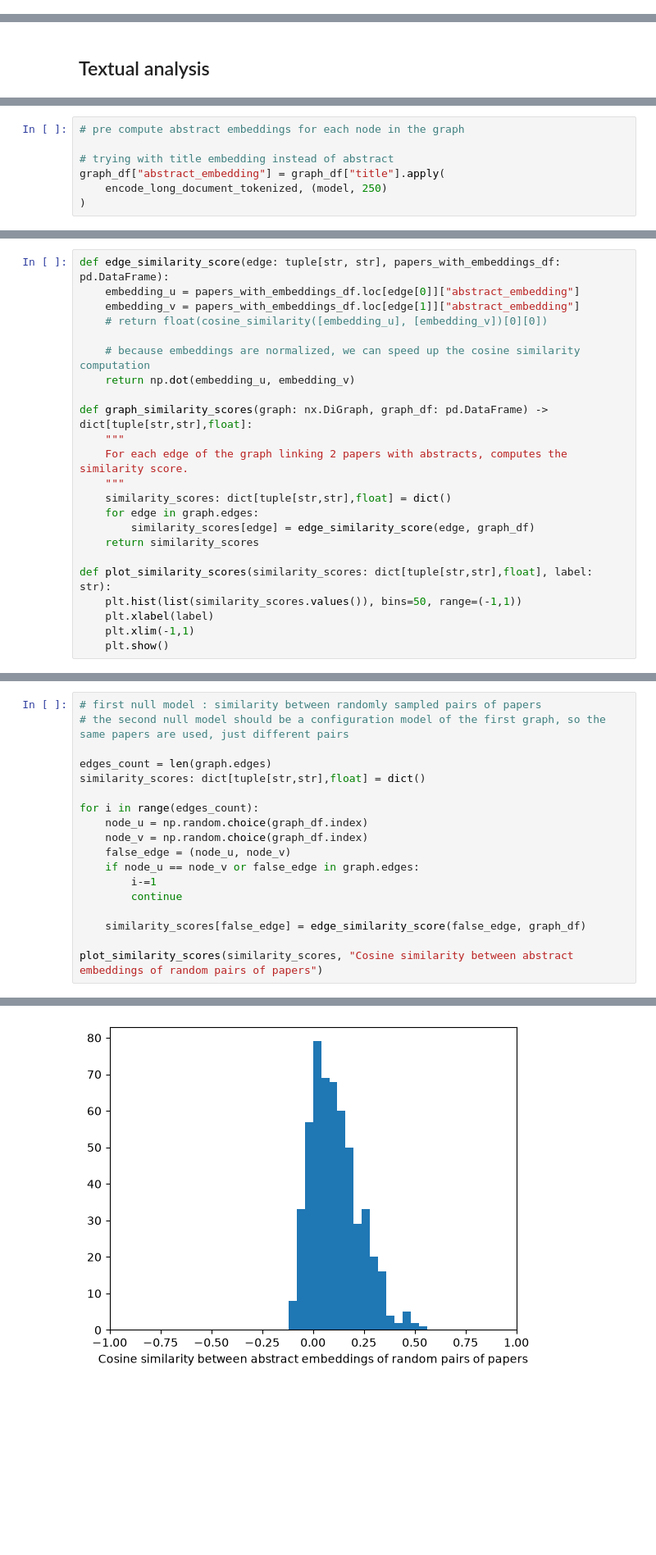
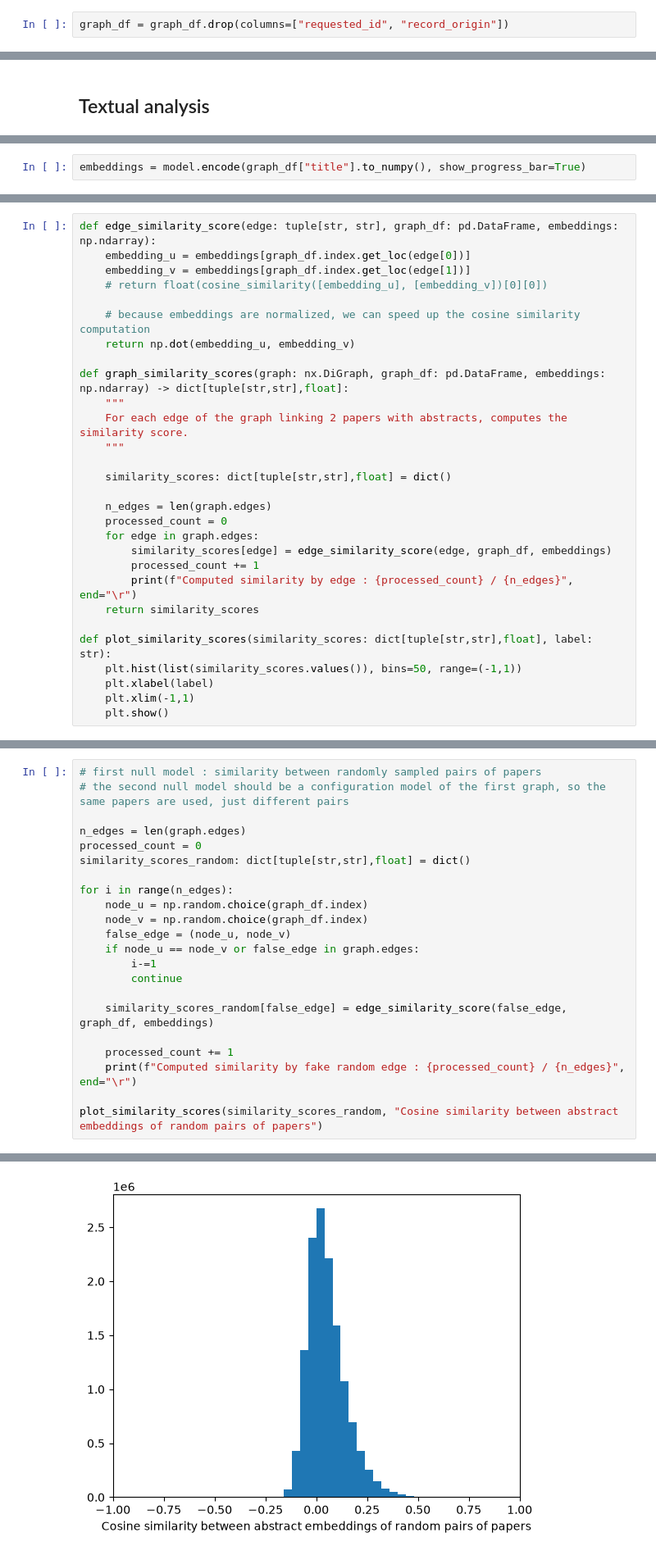
Before and after one commit to frasgp/finalproj, a Jupyter notebook: exploration.ipynb, the cells around one changed output, grey strips where cells are left out. Shown at 82% size. Cells and saved outputs as stored; diff of their text form; blank space fills up the shorter version.

```diff
--- a/exploration.ipynb
+++ b/exploration.ipynb
@@ -52,2 +81,4 @@ plt.show()
+# %%
+graph_df = graph_df.drop(columns=["requested_id", "record_origin"])
 # %%
 from typing import Callable
@@ -428,7 +440,0 @@ NameError: name 'abstract1' is not defined
-# %%
-# pre compute abstract embeddings for each node in the graph
-
-# trying with title embedding instead of abstract
-graph_df["abstract_embedding"] = graph_df["title"].apply(
-    encode_long_document_tokenized, (model, 250)
-)
@@ -436,0 +441,2 @@ assert graph_df["abstract_embedding"].isnull().sum() == 0, f"{graph_df["abstract
+# %%
+embeddings = model.encode(graph_df["title"].to_numpy(), show_progress_bar=True)
@@ -437,19 +447,25 @@ assert graph_df["abstract_embedding"].isnull().sum() == 0, f"{graph_df["abstract
 # %%
-def edge_similarity_score(edge: tuple[str, str], papers_with_embeddings_df: pd.DataFrame):
-    embedding_u = papers_with_embeddings_df.loc[edge[0]]["abstract_embedding"]
-    embedding_v = papers_with_embeddings_df.loc[edge[1]]["abstract_embedding"]
+def edge_similarity_score(edge: tuple[str, str], graph_df: pd.DataFrame, embeddings: np.ndarray):
+    embedding_u = embeddings[graph_df.index.get_loc(edge[0])]
+    embedding_v = embeddings[graph_df.index.get_loc(edge[1])]
     # return float(cosine_similarity([embedding_u], [embedding_v])[0][0])
 
     # because embeddings are normalized, we can speed up the cosine similarity computation
     return np.dot(embedding_u, embedding_v)
 
-def graph_similarity_scores(graph: nx.DiGraph, graph_df: pd.DataFrame) -> dict[tuple[str,str],float]:
+def graph_similarity_scores(graph: nx.DiGraph, graph_df: pd.DataFrame, embeddings: np.ndarray) -> dict[tuple[str,str],float]:
     """
     For each edge of the graph linking 2 papers with abstracts, computes the similarity score.
     """
+
     similarity_scores: dict[tuple[str,str],float] = dict()
+
+    n_edges = len(graph.edges)
+    processed_count = 0
     for edge in graph.edges:
-        similarity_scores[edge] = edge_similarity_score(edge, graph_df)
+        similarity_scores[edge] = edge_similarity_score(edge, graph_df, embeddings)
+        processed_count += 1
+        print(f"Computed similarity by edge : {processed_count} / {n_edges}", end="\r")
     return similarity_scores
 
 def plot_similarity_scores(similarity_scores: dict[tuple[str,str],float], label: str):
@@ -473,10 +483,11 @@ KeyError: 'W3092694791'
 # first null model : similarity between randomly sampled pairs of papers
 # the second null model should be a configuration model of the first graph, so the same papers are used, just different pairs
 
-edges_count = len(graph.edges)
-similarity_scores: dict[tuple[str,str],float] = dict()
+n_edges = len(graph.edges)
+processed_count = 0
+similarity_scores_random: dict[tuple[str,str],float] = dict()
 
-for i in range(edges_count):
+for i in range(n_edges):
     node_u = np.random.choice(graph_df.index)
     node_v = np.random.choice(graph_df.index)
     false_edge = (node_u, node_v)
@@ -484,7 +495,10 @@ for i in range(edges_count):
         i-=1
         continue
 
-    similarity_scores[false_edge] = edge_similarity_score(false_edge, graph_df)
+    similarity_scores_random[false_edge] = edge_similarity_score(false_edge, graph_df, embeddings)
 
-plot_similarity_scores(similarity_scores, "Cosine similarity between abstract embeddings of random pairs of papers")
+    processed_count += 1
+    print(f"Computed similarity by fake random edge : {processed_count} / {n_edges}", end="\r")
+
+plot_similarity_scores(similarity_scores_random, "Cosine similarity between abstract embeddings of random pairs of papers")
 # %% [output]
@@ -491,4 +506,4 @@ plot_similarity_scores(similarity_scores, "Cosine similarity between abstract em
-[figure, old version]
+[figure, new version]
 # %%
 # configuration_model_graph = nx.directed_edge_swap(
 #     graph.copy(),
```
Also changed, not shown: parts of 43 cells of this notebook, 2 other files.
